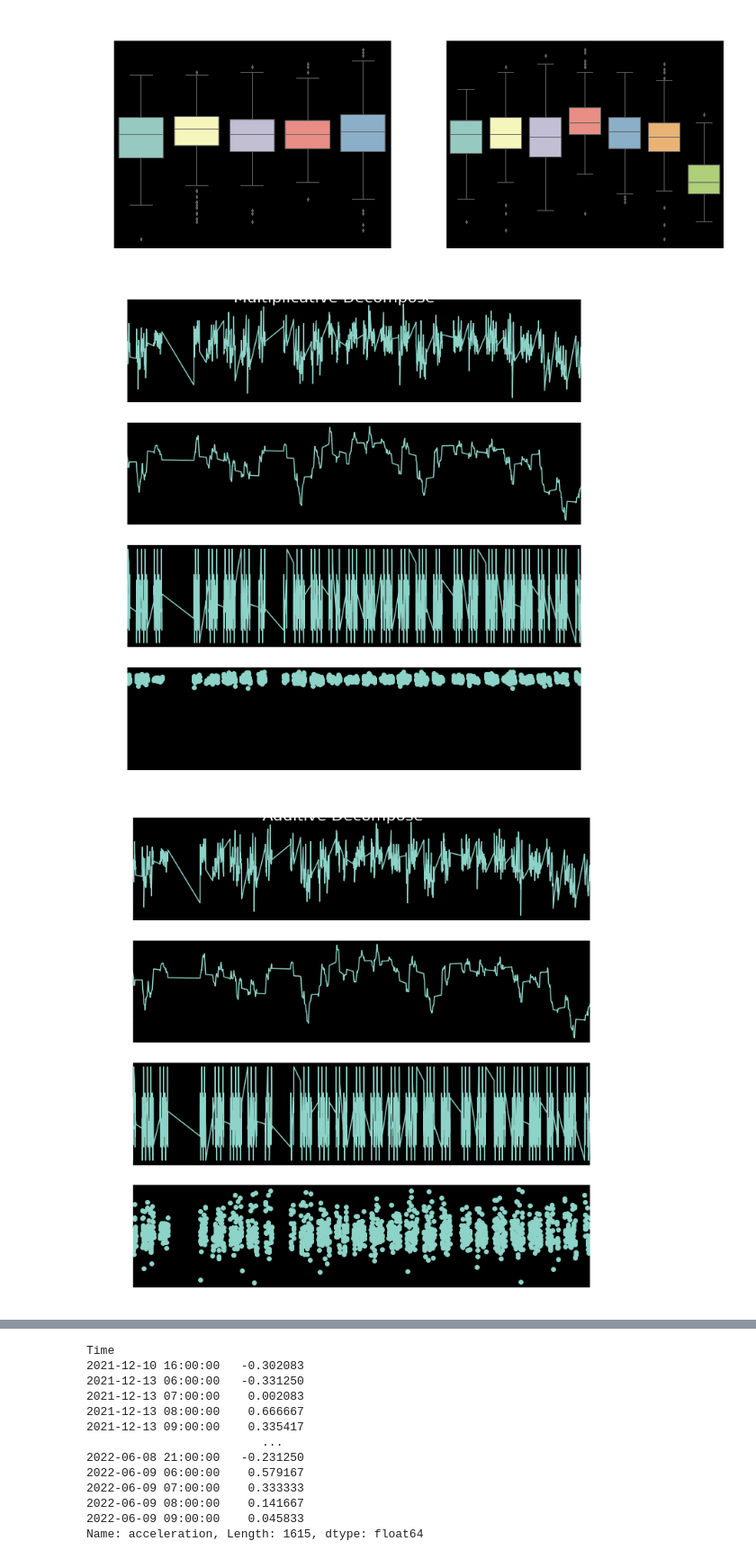
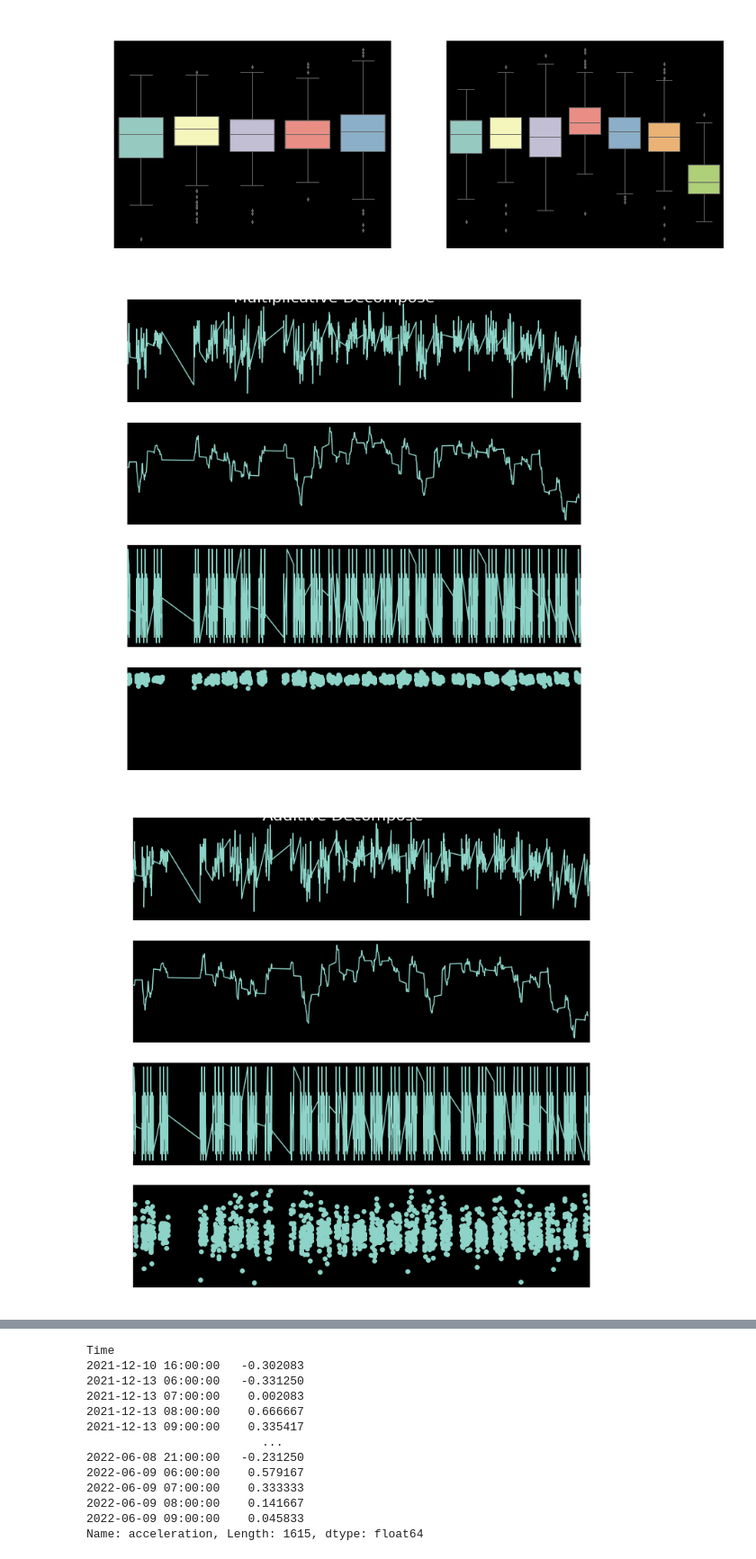
Before and after one commit to Jose-Sabater/vibration-timeseries, a Jupyter notebook: acceleration.ipynb, the cells around one changed output, grey strips where cells are left out. Shown at 90% size. Cells and saved outputs as stored; diff of their text form; code cells hidden in the pictures.

Commit message:
some results achieved on acceleration per hour

```diff
--- a/acceleration.ipynb
+++ b/acceleration.ipynb
@@ -77,0 +91,8 @@ df_hour['hour']=df_hour['hour'].astype(int)
+# %%
+
+df_hour['acceleartion']=df_hour['acceleration'].fillna(method='backfill',inplace=True)
+
+decomposition = sm.tsa.seasonal_decompose(df_hour['acceleration'])
+
+rcParams["figure.figsize"] = 20, 15
+decomposition.plot();
@@ -140,21 +184,21 @@ plt.show()
 # %%
 #Lets do some seasonality calculation adn division, we can start with additive time series
 # Value = Base Level + Trend + Seasonality + Error
 
 # Multiplicative Decomposition
-result_mul = seasonal_decompose(df_hour['acceleration'], model='multiplicative', extrapolate_trend='freq', period=24)
+result_mul = seasonal_decompose(df_hour['acceleration'], model='multiplicative', period=24)
 
 # Additive Decomposition
-result_add = seasonal_decompose(df_hour['acceleration'], model='additive', extrapolate_trend='freq', period=24)
+result_add = seasonal_decompose(df_hour['acceleration'], model='additive', period=24)
 
 # Plot
 plt.rcParams.update({'figure.figsize': (10,10)})
 result_mul.plot().suptitle('Multiplicative Decompose', fontsize=22)
 result_add.plot().suptitle('Additive Decompose', fontsize=22)
 plt.show()
 # %% [output]
-[figure, old version]
+[figure, new version]
-[figure, old version]
+[figure, new version]
 # %%
 result = adfuller(df_hour.acceleration.values, autolag='AIC')
 print(f'ADF Statistic: {result[0]}')
```
Also changed, not shown: parts of 24 cells of this notebook.
